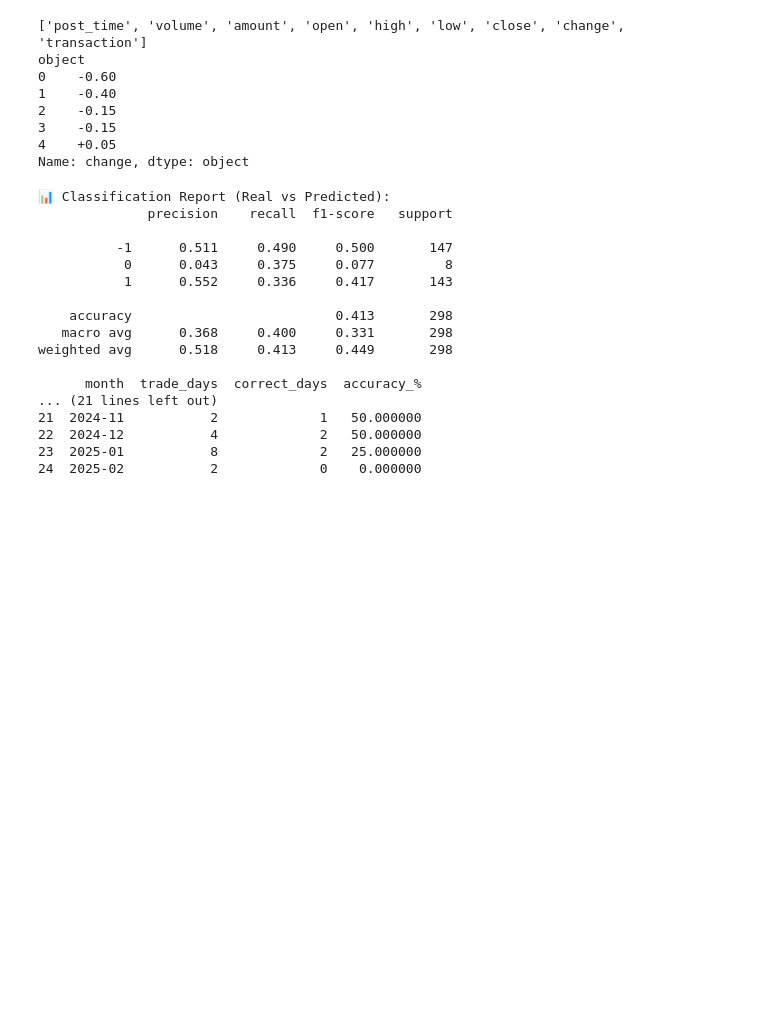
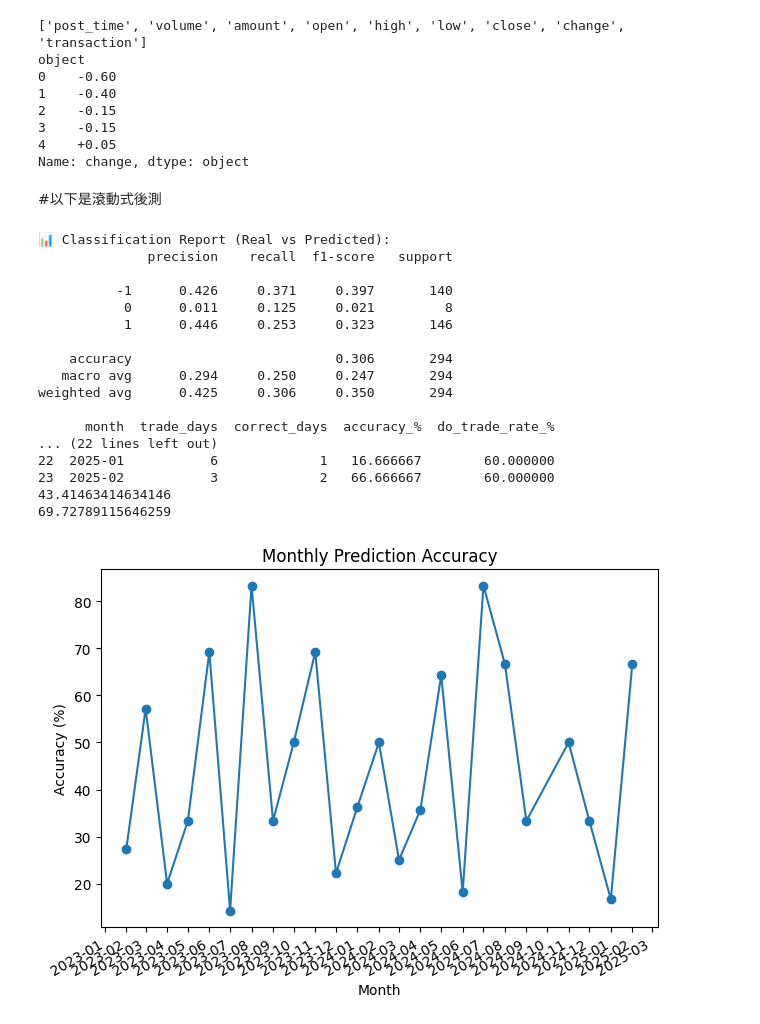
Before and after one commit to Bryant-Liu-TzuYang/BDA-Team-Cospace, a Jupyter notebook: shiadu_cutandlearn.ipynb, the cells around one changed output. Cells and saved outputs as stored; diff of their text form; code cells hidden in the pictures; blank space fills up the shorter version.

```diff
--- a/shiadu_cutandlearn.ipynb
+++ b/shiadu_cutandlearn.ipynb
@@ -2324,6 +1956,8 @@ object
 3    -0.15
 4    +0.05
 Name: change, dtype: object
+# %% [markdown]
+#以下是滾動式後測
 # %%
 from datetime import timedelta
 from scipy.sparse import vstack
@@ -2409,12 +2043,21 @@ def moving_backtest(news_data, trans_data, LRtfidf, svd, verbose=False, use_tqdm
         down_count = (y_pred == -1).sum()
         neutral_count = (y_pred == 0).sum()
         total_votes = len(y_pred)
+        up = int((y_pred == 1).sum())
+        down = int((y_pred == -1).sum())
+        nums = up + down
+        if up > nums*0.6:
+            action = 1
+        elif down > nums*0.9:
+            action = -1
+        else:
+            action = 0
 
-        # 投票決策
-        action = 1 if up_count > down_count else -1 if down_count > up_count else 0
+        # # 投票決策
+        # action = 1 if up_count > down_count else -1 if down_count > up_count else 0
 
         # 真實市場資料
-        actual_series = trans_data.loc[trans_data['date'] == pd.Timestamp(current_date).date(), 'change']
+        actual_series = trans_data.loc[trans_data['date'] == pd.Timestamp(current_date).date() + timedelta(days=1), 'change']
 
         if actual_series.empty:
             continue
@@ -2437,49 +2080,77 @@ def moving_backtest(news_data, trans_data, LRtfidf, svd, verbose=False, use_tqdm
 
     return pred_df
 # %%
+import matplotlib.dates as mdates
 pred_df = moving_backtest(df_withbullbear, df_trans, LRtfidf, svd, verbose=False)
 
 # 假設你的 DataFrame 是 pred_df
 df = pred_df.copy()
 
 # 1. 轉成 datetime 並加上月份欄
 df['date'] = pd.to_datetime(df['date'])
 df['month'] = df['date'].dt.to_period('M')
 
 # 2. 排除沒有出手 (y_pred == 0)
 df_trade = df[df['y_pred'] != 0].copy()
 
 # 3. 計算是否猜對
 df_trade['correct'] = df_trade['y_test'] == df_trade['y_pred']
 
 # 4. 按月彙總：總出手天數 & 猜對天數、計算準確率（%）
 monthly = (
     df_trade
     .groupby('month')
     .agg(
         trade_days=('correct', 'size'),
         correct_days=('correct', 'sum')
     )
 )
 monthly['accuracy_%'] = monthly['correct_days'] / monthly['trade_days'] * 100
+monthly['do_trade_rate_%'] = monthly['trade_days'] / df.groupby('month')['y_pred'].count() * 100
+total_acc = df_trade['correct'].sum() / df_trade['y_pred'].count() * 100
+total_traderate = df_trade['y_pred'].count() / df['y_pred'].count() * 100
 
 print(monthly.reset_index())
+print(total_acc)
+print(total_traderate)
+
+
+monthly = monthly.reset_index()
+monthly['month'] = monthly['month'].dt.to_timestamp()
+
+fig, ax = plt.subplots()
+ax.plot(monthly['month'], monthly['accuracy_%'], marker='o')
+ax.set_xlabel('Month')
+ax.set_ylabel('Accuracy (%)')
+ax.set_title('Monthly Prediction Accuracy')
+
+# 每月都顯示一個刻度
+ax.xaxis.set_major_locator(mdates.MonthLocator())
+ax.xaxis.set_major_formatter(mdates.DateFormatter('%Y-%m'))
+
+# 自動旋轉 x 軸標籤
+fig.autofmt_xdate()
+
+plt.tight_layout()
+plt.show()
+# Credits: 許智昕
 # %% [output]
 📊 Classification Report (Real vs Predicted):
               precision    recall  f1-score   support
 
-          -1      0.511     0.490     0.500       147
-           0      0.043     0.375     0.077         8
-           1      0.552     0.336     0.417       143
+          -1      0.426     0.371     0.397       140
+           0      0.011     0.125     0.021         8
+           1      0.446     0.253     0.323       146
 
-    accuracy                          0.413       298
-   macro avg      0.368     0.400     0.331       298
-weighted avg      0.518     0.413     0.449       298
+    accuracy                          0.306       294
+   macro avg      0.294     0.250     0.247       294
+weighted avg      0.425     0.306     0.350       294
 
-      month  trade_days  correct_days  accuracy_%
-... (21 lines left out)
-21  2024-11           2             1   50.000000
-22  2024-12           4             2   50.000000
-23  2025-01           8             2   25.000000
-24  2025-02           2             0    0.000000
+      month  trade_days  correct_days  accuracy_%  do_trade_rate_%
+... (22 lines left out)
+22  2025-01           6             1   16.666667        60.000000
+23  2025-02           3             2   66.666667        60.000000
+43.41463414634146
+69.72789115646259
+[figure, added]
 # %%
```
Also changed, not shown: parts of 11 cells of this notebook.
